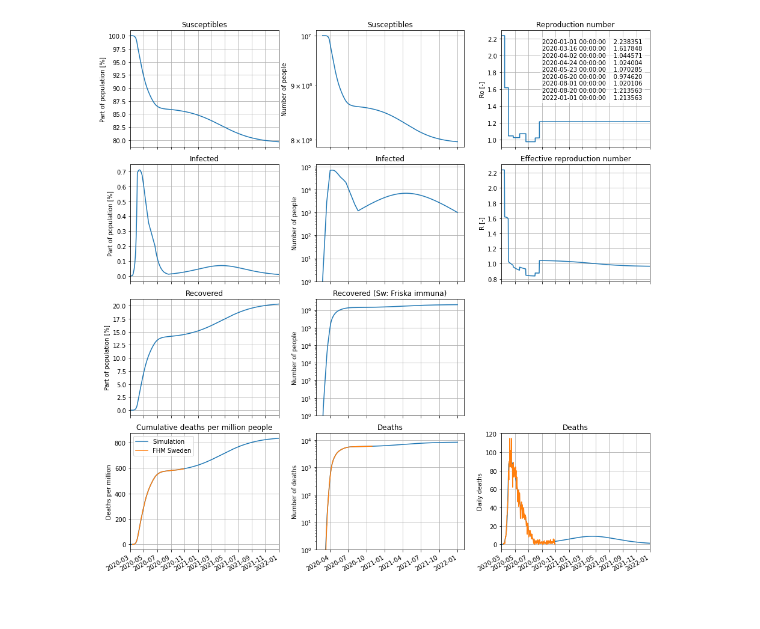
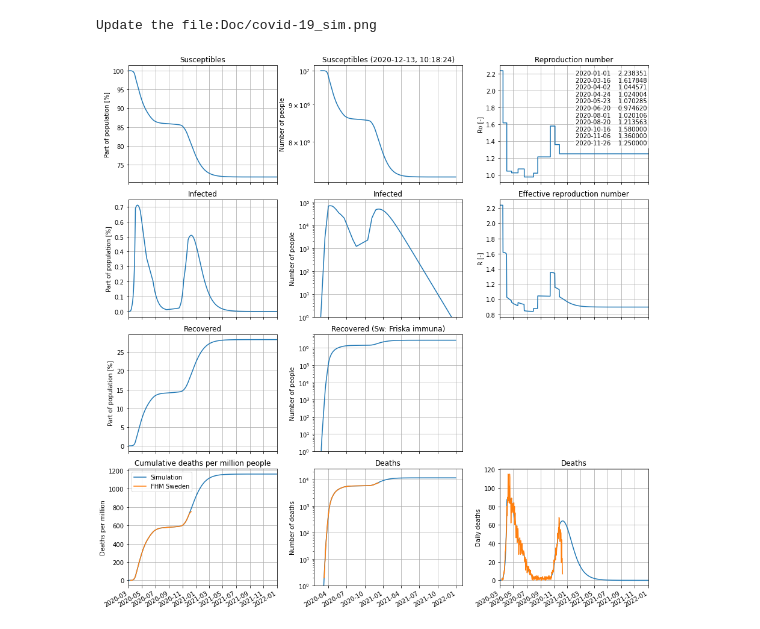
Before and after one commit to andersovelarsson/What-happens-with-covid19-in-the-future.-A-simulation, a Jupyter notebook: Covid19SirModelSim.ipynb, the cells around one changed output. Cells and saved outputs as stored; diff of their text form; code cells hidden in the pictures.

```diff
--- a/Covid19SirModelSim.ipynb
+++ b/Covid19SirModelSim.ipynb
@@ -1,14 +1,18 @@
 # %%
 import SirModel as sirm
 sirdm1 = sirm.SirModel(k12=0.3077, k13=0.000506*2.5, So = 10E6, dateStart = '2020-02-24', plotDateRange = ['2020-03-01','2022-01-01'])
 sirdm1.Ro =    {'2020-01-01': 2.23835106,
                 '2020-03-16': 1.61784849,
                 '2020-04-02': 1.0445707,
                 '2020-04-24': 1.02400432,
                 '2020-05-23': 1.07028485,
                 '2020-06-20': 0.97462033,
                 '2020-08-01': 1.02010642,
-                '2020-08-20': 1.21356282}
+                '2020-08-20': 1.21356282,
+                '2020-10-16': 1.58,
+                '2020-11-06': 1.36,
+                '2020-11-26': 1.25}
 sirdm1.plot()
 # %% [output]
+Update the file:Doc/covid-19_sim.png
-[figure, old version]
+[figure, new version]
```
Also changed, not shown: 3 other files.
